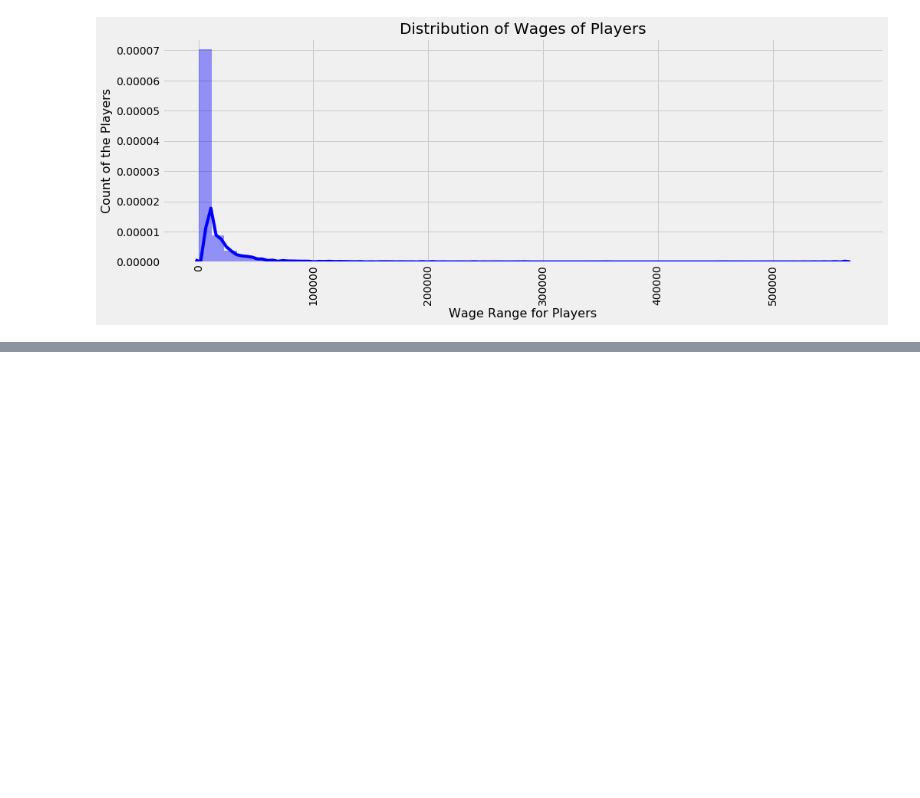
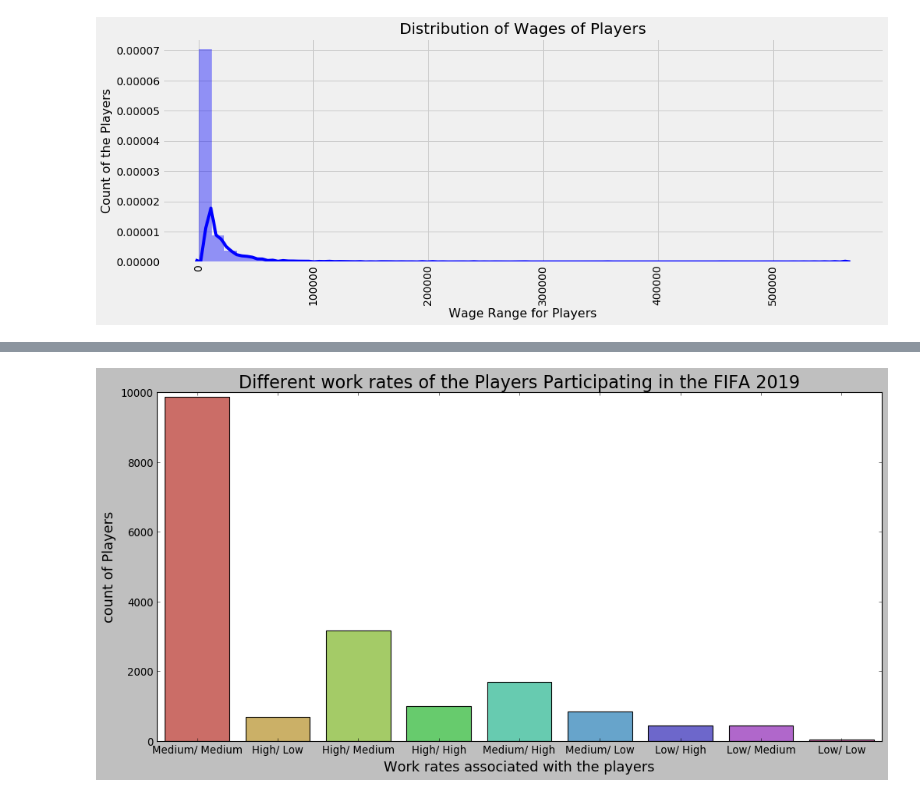
Before and after one commit to SiddarthSamdani/Fifa_Visualization, a Jupyter notebook: Fifa_Visualization.ipynb, the cells around one changed output, grey strips where cells are left out. Drawn from its saved outputs; the diff is of its cells as text; code cells hidden in the pictures; blank space fills up the shorter version.

```diff
--- a/Fifa_Visualization.ipynb
+++ b/Fifa_Visualization.ipynb
@@ -330,0 +365,13 @@ plt.show()
+# %%
+# To show Different Work rate of the players participating in the FIFA 2019
+
+plt.figure(figsize = (15, 7))
+plt.style.use('_classic_test')
+
+sns.countplot(x = 'Work Rate', data = data, palette = 'hls')
+plt.title('Different work rates of the Players Participating in the FIFA 2019', fontsize = 20)
+plt.xlabel('Work rates associated with the players', fontsize = 16)
+plt.ylabel('count of Players', fontsize = 16)
+plt.show()
+# %% [output]
+[figure, added]
```
Also changed, not shown: parts of 3 cells of this notebook.
